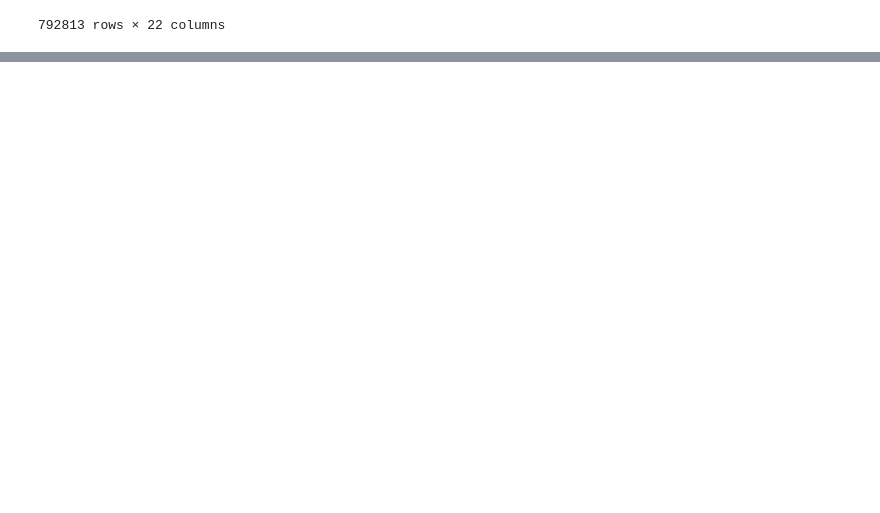
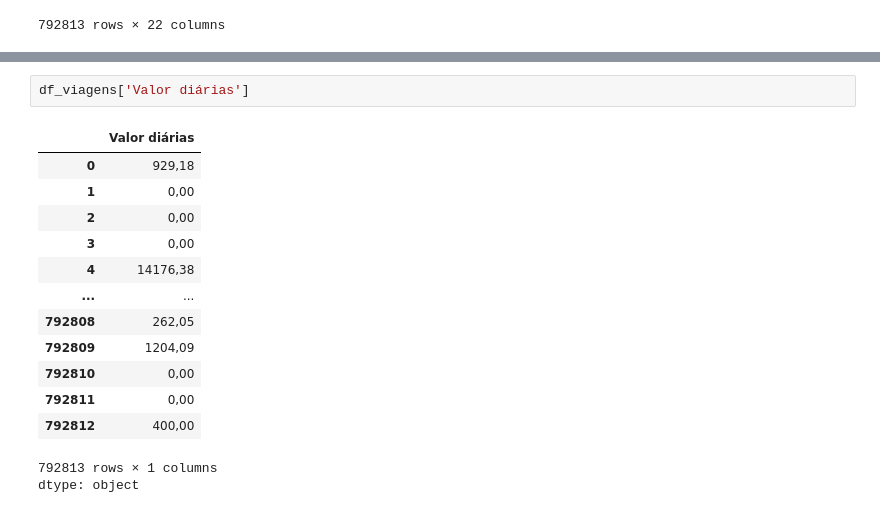
Before and after one commit to Murilo11/Analise-de-Dados-Portal-de-Transparencia, a Jupyter notebook: Analise_De_Dados_do_Portal_da_Transparencia.ipynb, the cells around one changed output, grey strips where cells are left out. Saved outputs shown, nothing was run; the diff lists cells and outputs as text; blank space fills up the shorter version.

```diff
--- a/Analise_De_Dados_do_Portal_da_Transparencia.ipynb
+++ b/Analise_De_Dados_do_Portal_da_Transparencia.ipynb
@@ -26,0 +47,17 @@ df_viagens
+# %%
+df_viagens['Valor diárias']
+# %% [output]
+|  | Valor diárias |
+| 0 | 929,18 |
+| 1 | 0,00 |
+| 2 | 0,00 |
+| 3 | 0,00 |
+| 4 | 14176,38 |
+| ... | ... |
+| 792808 | 262,05 |
+| 792809 | 1204,09 |
+| 792810 | 0,00 |
+| 792811 | 0,00 |
+| 792812 | 400,00 |
+792813 rows × 1 columns
+dtype: object
```
Also changed, not shown: parts of 5 cells of this notebook.
